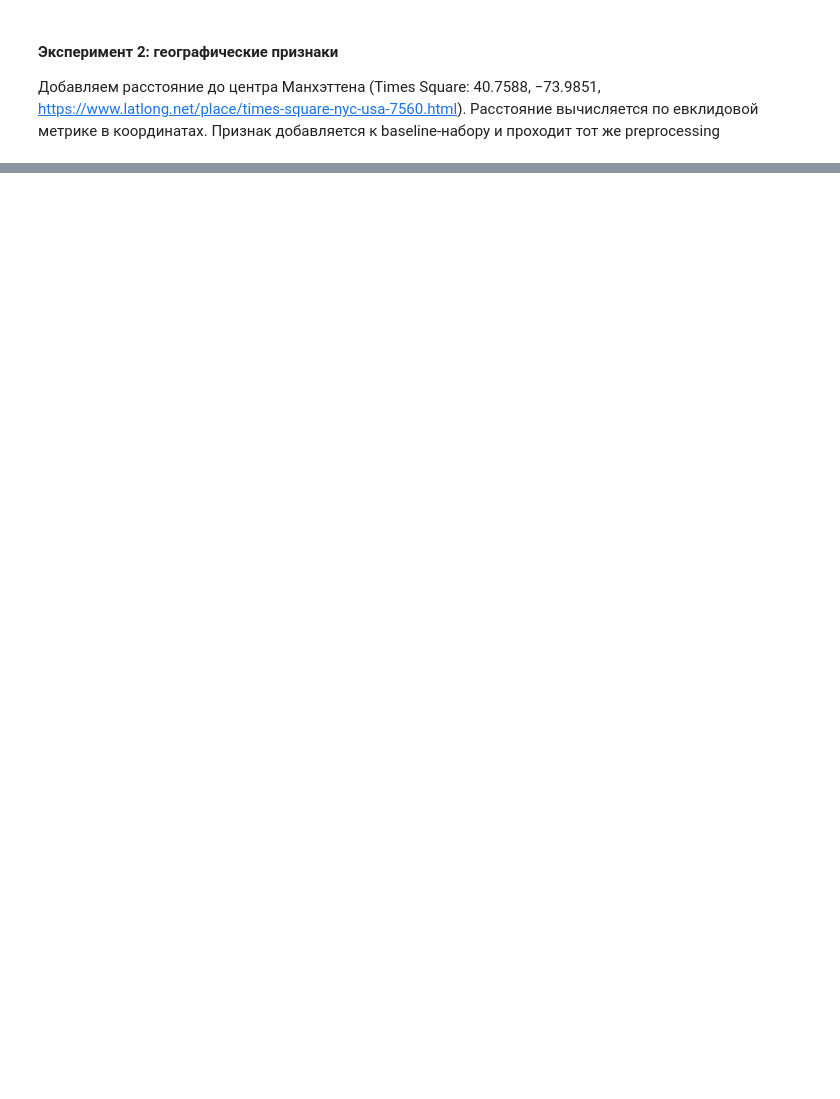
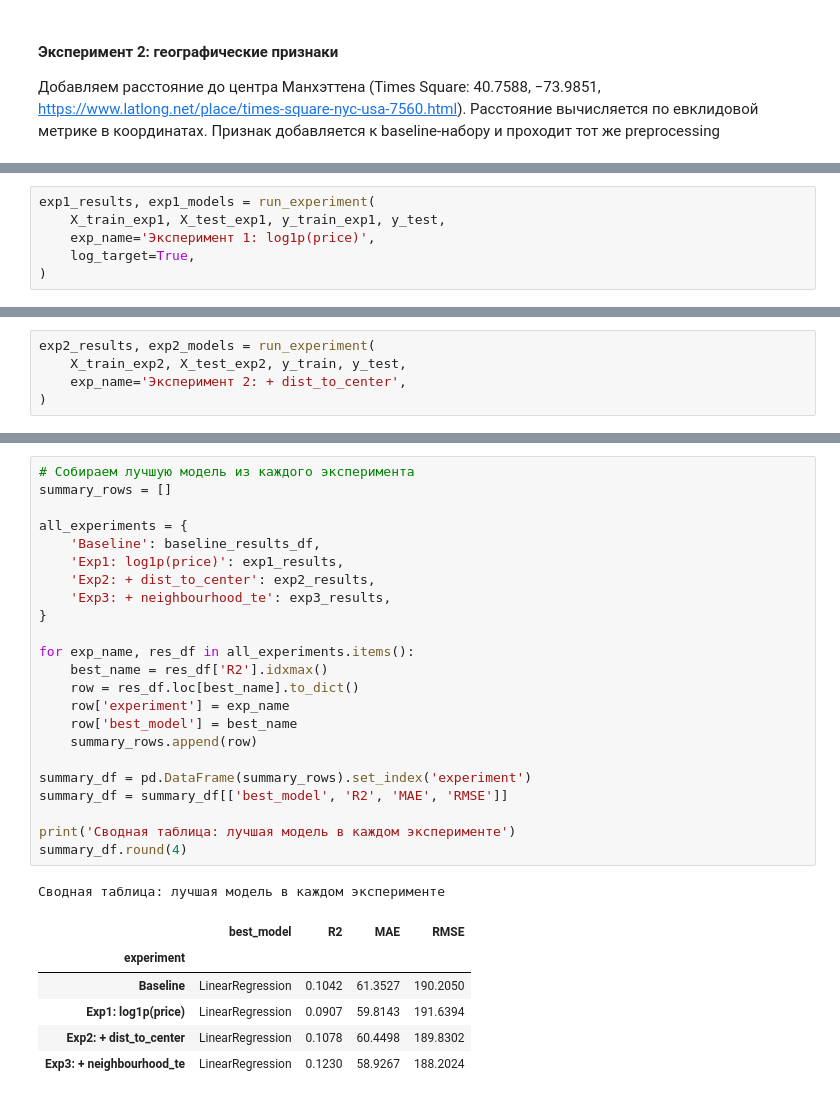
Before and after one commit to togoltsova/ML-Basic, a Jupyter notebook: homework_10/homework_10_fix.ipynb, the cells around one changed output, grey strips where cells are left out. Cells and saved outputs as stored; diff of their text form; blank space fills up the shorter version.

```diff
--- a/homework_10/homework_10_fix.ipynb
+++ b/homework_10/homework_10_fix.ipynb
@@ -899,0 +1231,6 @@ X_train_exp2[['latitude', 'longitude', 'dist_to_center']].head()
+# %%
+exp1_results, exp1_models = run_experiment(
+    X_train_exp1, X_test_exp1, y_train_exp1, y_test,
+    exp_name='Эксперимент 1: log1p(price)',
+    log_target=True,
+)
@@ -899,0 +1254,5 @@ X_train_exp2[['latitude', 'longitude', 'dist_to_center']].head()
+# %%
+exp2_results, exp2_models = run_experiment(
+    X_train_exp2, X_test_exp2, y_train, y_test,
+    exp_name='Эксперимент 2: + dist_to_center',
+)
@@ -899,0 +1305,31 @@ X_train_exp2[['latitude', 'longitude', 'dist_to_center']].head()
+# %%
+# Собираем лучшую модель из каждого эксперимента
+summary_rows = []
+
+all_experiments = {
+    'Baseline': baseline_results_df,
+    'Exp1: log1p(price)': exp1_results,
+    'Exp2: + dist_to_center': exp2_results,
+    'Exp3: + neighbourhood_te': exp3_results,
+}
+
+for exp_name, res_df in all_experiments.items():
+    best_name = res_df['R2'].idxmax()
+    row = res_df.loc[best_name].to_dict()
+    row['experiment'] = exp_name
+    row['best_model'] = best_name
+    summary_rows.append(row)
+
+summary_df = pd.DataFrame(summary_rows).set_index('experiment')
+summary_df = summary_df[['best_model', 'R2', 'MAE', 'RMSE']]
+
+print('Сводная таблица: лучшая модель в каждом эксперименте')
+summary_df.round(4)
+# %% [output]
+Сводная таблица: лучшая модель в каждом эксперименте
+|  | best_model | R2 | MAE | RMSE |
+| experiment |  |  |  |  |
+| Baseline | LinearRegression | 0.1042 | 61.3527 | 190.2050 |
+| Exp1: log1p(price) | LinearRegression | 0.0907 | 59.8143 | 191.6394 |
+| Exp2: + dist_to_center | LinearRegression | 0.1078 | 60.4498 | 189.8302 |
+| Exp3: + neighbourhood_te | LinearRegression | 0.1230 | 58.9267 | 188.2024 |
```
Also changed, not shown: parts of 30 cells of this notebook.
